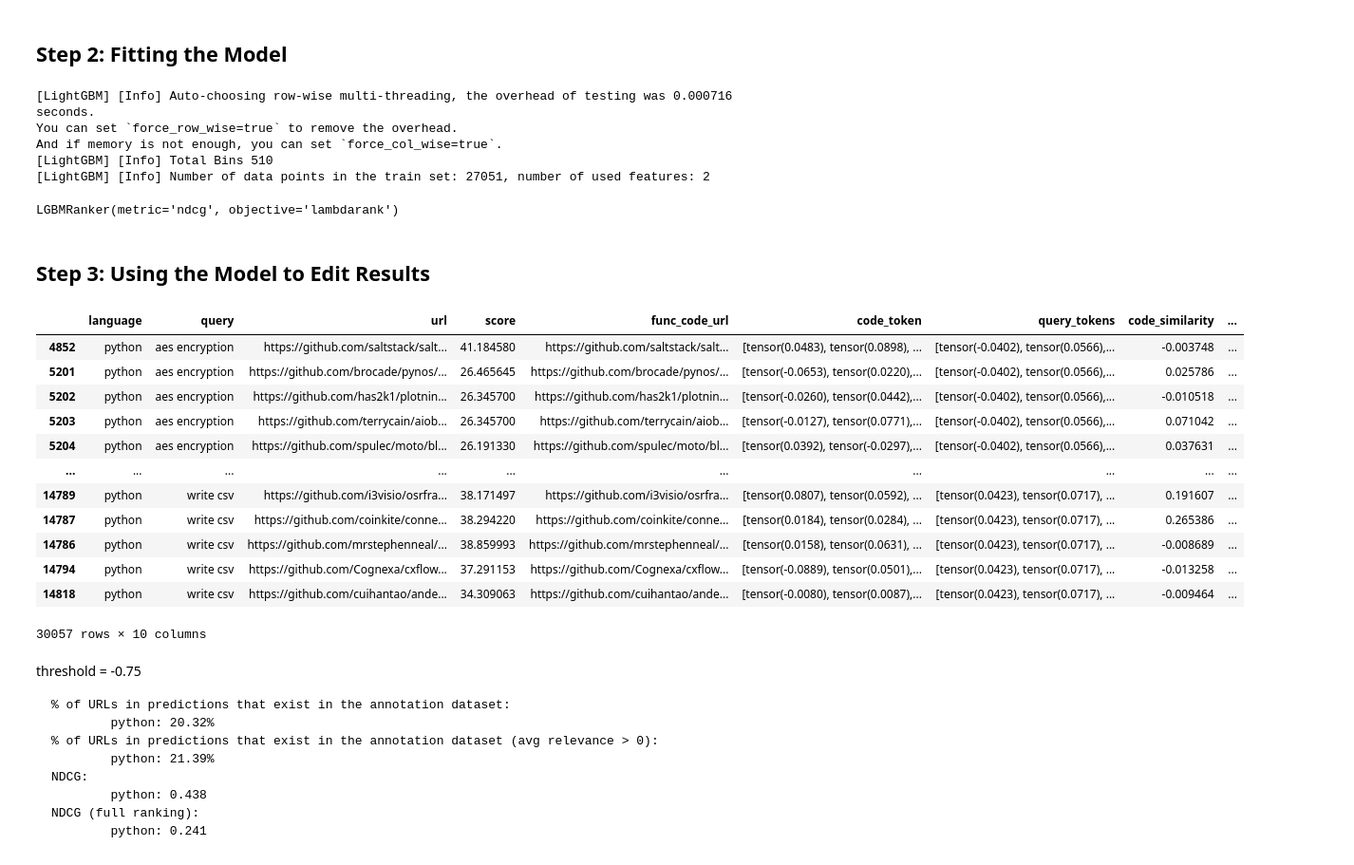
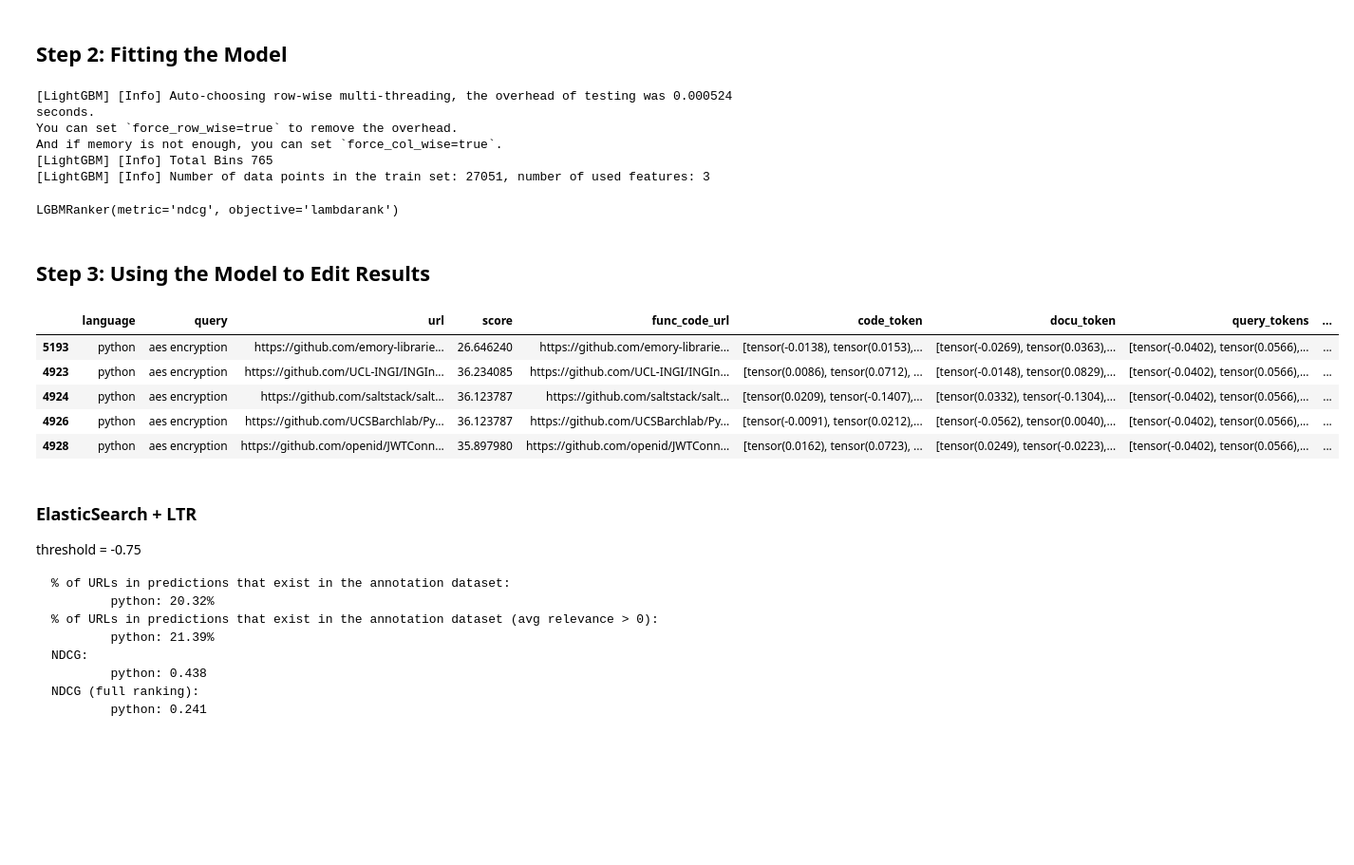
Before and after one commit to toekneeta/CodeSemanticSearch, a Jupyter notebook: elastic_search_engine.ipynb, the cells around one changed output. Shown at 95% size. Cells and saved outputs as stored; diff of their text form; code cells hidden in the pictures; blank space fills up the shorter version.

````diff
--- a/elastic_search_engine.ipynb
+++ b/elastic_search_engine.ipynb
@@ -356,5 +323,9 @@ train_df = pd.DataFrame(data_train)
 # %%
 def parse_query(q):
+    """
+    Given an input, encodes it using the sentence_transformer.
+    Returns a tensor vector representation of the input.
+    """
     encoded = sentence_transformer.encode(q, convert_to_tensor=True)
     return encoded
 # %%
@@ -373,8 +344,9 @@ KeyboardInterrupt:
 # %%
-# get the token representation of the es_results
+# we want to get the token representation of the ES results
 es_model_preds = test_es_results_df
-# pd.read_csv("es_model_predictions.csv")
 
-to_merge = train_df[['func_code_url', 'code_token', 'docu_tokens']]
-to_merge.head()
+# match embeddings to the url of our ES results
+to_merge = train_df[['func_code_url', 'code_token', 'docu_token']]
+es_with_tokens = es_model_preds.merge(to_merge, left_on='url', right_on='func_code_url')
+es_with_tokens.head()
 # %% [output]
@@ -442,39 +401,31 @@ assert len(X_test) == sum(test_groups)
 # %% [markdown]
 ## Step 2: Fitting the Model
 # %%
-from lightgbm import LGBMRanker
 # create model
 model = LGBMRanker(objective="lambdarank", metric="ndcg")
 
 #fit model
 model.fit(X_train, y_train, group=train_groups, eval_set=[(X_test,y_test)],eval_group=[test_groups],eval_metric=['ndcg'])
 # %% [output]
-[LightGBM] [Info] Auto-choosing row-wise multi-threading, the overhead of testing was 0.000716 seconds.
+[LightGBM] [Info] Auto-choosing row-wise multi-threading, the overhead of testing was 0.000524 seconds.
 You can set `force_row_wise=true` to remove the overhead.
 And if memory is not enough, you can set `force_col_wise=true`.
-[LightGBM] [Info] Total Bins 510
-[LightGBM] [Info] Number of data points in the train set: 27051, number of used features: 2
+[LightGBM] [Info] Total Bins 765
+[LightGBM] [Info] Number of data points in the train set: 27051, number of used features: 3
 LGBMRanker(metric='ndcg', objective='lambdarank')
 # %% [markdown]
 ## Step 3: Using the Model to Edit Results
 # %%
 # use the model to predict an adjusted score
-merged_scores['adjusted_score'] = model.predict(merged_scores[['score', 'code_similarity']])
-merged_scores
+merged_scores['adjusted_score'] = model.predict(merged_scores[['score', 'code_similarity', 'docu_similarity']])
+merged_scores.head()
 # %% [output]
-|  | language | query | url | score | func_code_url | code_token | query_tokens | code_similarity | ... |
-| 4852 | python | aes encryption | https://github.com/saltstack/salt... | 41.184580 | https://github.com/saltstack/salt... | [tensor(0.0483), tensor(0.0898), ... | [tensor(-0.0402), tensor(0.0566),... | -0.003748 | ... |
-| 5201 | python | aes encryption | https://github.com/brocade/pynos/... | 26.465645 | https://github.com/brocade/pynos/... | [tensor(-0.0653), tensor(0.0220),... | [tensor(-0.0402), tensor(0.0566),... | 0.025786 | ... |
-| 5202 | python | aes encryption | https://github.com/has2k1/plotnin... | 26.345700 | https://github.com/has2k1/plotnin... | [tensor(-0.0260), tensor(0.0442),... | [tensor(-0.0402), tensor(0.0566),... | -0.010518 | ... |
-| 5203 | python | aes encryption | https://github.com/terrycain/aiob... | 26.345700 | https://github.com/terrycain/aiob... | [tensor(-0.0127), tensor(0.0771),... | [tensor(-0.0402), tensor(0.0566),... | 0.071042 | ... |
-| 5204 | python | aes encryption | https://github.com/spulec/moto/bl... | 26.191330 | https://github.com/spulec/moto/bl... | [tensor(0.0392), tensor(-0.0297),... | [tensor(-0.0402), tensor(0.0566),... | 0.037631 | ... |
-| ... | ... | ... | ... | ... | ... | ... | ... | ... | ... |
-| 14789 | python | write csv | https://github.com/i3visio/osrfra... | 38.171497 | https://github.com/i3visio/osrfra... | [tensor(0.0807), tensor(0.0592), ... | [tensor(0.0423), tensor(0.0717), ... | 0.191607 | ... |
-| 14787 | python | write csv | https://github.com/coinkite/conne... | 38.294220 | https://github.com/coinkite/conne... | [tensor(0.0184), tensor(0.0284), ... | [tensor(0.0423), tensor(0.0717), ... | 0.265386 | ... |
-| 14786 | python | write csv | https://github.com/mrstephenneal/... | 38.859993 | https://github.com/mrstephenneal/... | [tensor(0.0158), tensor(0.0631), ... | [tensor(0.0423), tensor(0.0717), ... | -0.008689 | ... |
-| 14794 | python | write csv | https://github.com/Cognexa/cxflow... | 37.291153 | https://github.com/Cognexa/cxflow... | [tensor(-0.0889), tensor(0.0501),... | [tensor(0.0423), tensor(0.0717), ... | -0.013258 | ... |
-| 14818 | python | write csv | https://github.com/cuihantao/ande... | 34.309063 | https://github.com/cuihantao/ande... | [tensor(-0.0080), tensor(0.0087),... | [tensor(0.0423), tensor(0.0717), ... | -0.009464 | ... |
+|  | language | query | url | score | func_code_url | code_token | docu_token | query_tokens | ... |
+| 5193 | python | aes encryption | https://github.com/emory-librarie... | 26.646240 | https://github.com/emory-librarie... | [tensor(-0.0138), tensor(0.0153),... | [tensor(-0.0269), tensor(0.0363),... | [tensor(-0.0402), tensor(0.0566),... | ... |
+| 4923 | python | aes encryption | https://github.com/UCL-INGI/INGIn... | 36.234085 | https://github.com/UCL-INGI/INGIn... | [tensor(0.0086), tensor(0.0712), ... | [tensor(-0.0148), tensor(0.0829),... | [tensor(-0.0402), tensor(0.0566),... | ... |
+| 4924 | python | aes encryption | https://github.com/saltstack/salt... | 36.123787 | https://github.com/saltstack/salt... | [tensor(0.0209), tensor(-0.1407),... | [tensor(0.0332), tensor(-0.1304),... | [tensor(-0.0402), tensor(0.0566),... | ... |
+| 4926 | python | aes encryption | https://github.com/UCSBarchlab/Py... | 36.123787 | https://github.com/UCSBarchlab/Py... | [tensor(-0.0091), tensor(0.0212),... | [tensor(-0.0562), tensor(0.0040),... | [tensor(-0.0402), tensor(0.0566),... | ... |
+| 4928 | python | aes encryption | https://github.com/openid/JWTConn... | 35.897980 | https://github.com/openid/JWTConn... | [tensor(0.0162), tensor(0.0723), ... | [tensor(0.0249), tensor(-0.0223),... | [tensor(-0.0402), tensor(0.0566),... | ... |
-30057 rows × 10 columns
 # %%
 # only keep the results that have an adjusted score above the threshold (found through trial and error)
 thresh = -0.75
@@ -483,6 +434,7 @@ new_preds = merged_scores[(merged_scores['adjusted_score'] >= thresh)]
 #output results
 new_preds[['language', 'query', 'url']].to_csv('ltr_es_model_predictions.csv')
 # %% [markdown]
+### ElasticSearch + LTR
 threshold = -0.75
 ```
 % of URLs in predictions that exist in the annotation dataset:
````
Also changed, not shown: parts of 31 cells of this notebook, 4 other files.
